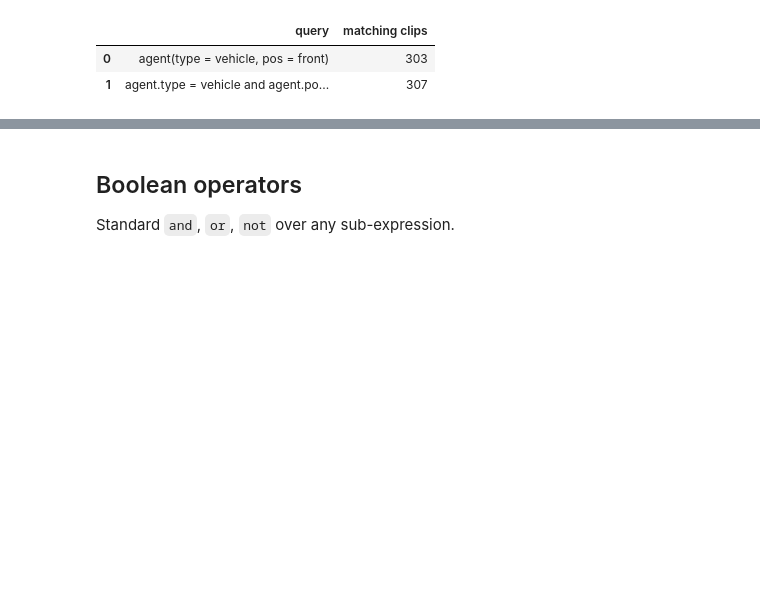
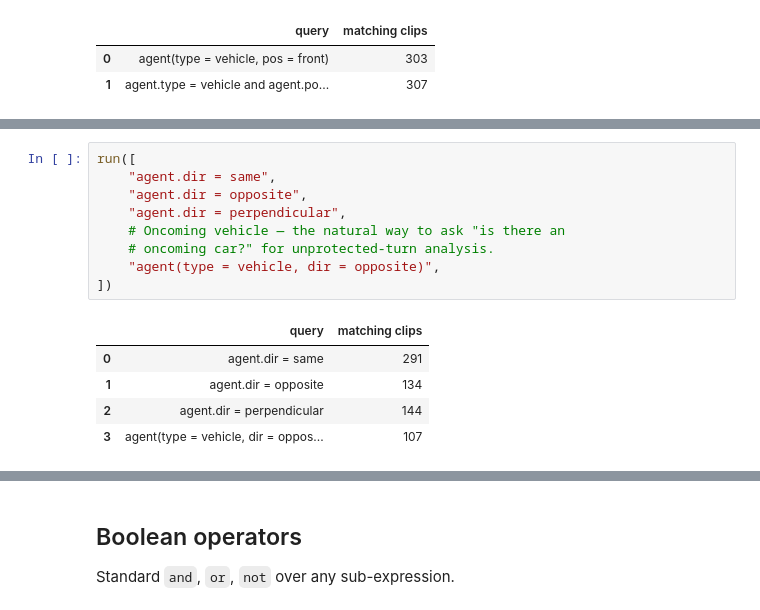
Before and after one commit to nv-tlabs/cascade-devkit, a Jupyter notebook: notebooks/02_query_dsl_tour.ipynb, the cells around one changed output, grey strips where cells are left out. Saved outputs shown, nothing was run; the diff lists cells and outputs as text; blank space fills up the shorter version.

```diff
--- a/notebooks/02_query_dsl_tour.ipynb
+++ b/notebooks/02_query_dsl_tour.ipynb
@@ -131,0 +139,15 @@ run([
+# %%
+run([
+    "agent.dir = same",
+    "agent.dir = opposite",
+    "agent.dir = perpendicular",
+    # Oncoming vehicle — the natural way to ask "is there an
+    # oncoming car?" for unprotected-turn analysis.
+    "agent(type = vehicle, dir = opposite)",
+])
+# %% [output]
+|  | query | matching clips |
+| 0 | agent.dir = same | 291 |
+| 1 | agent.dir = opposite | 134 |
+| 2 | agent.dir = perpendicular | 144 |
+| 3 | agent(type = vehicle, dir = oppos... | 107 |
```
Also changed, not shown: parts of 4 cells of this notebook, 2 other files.
